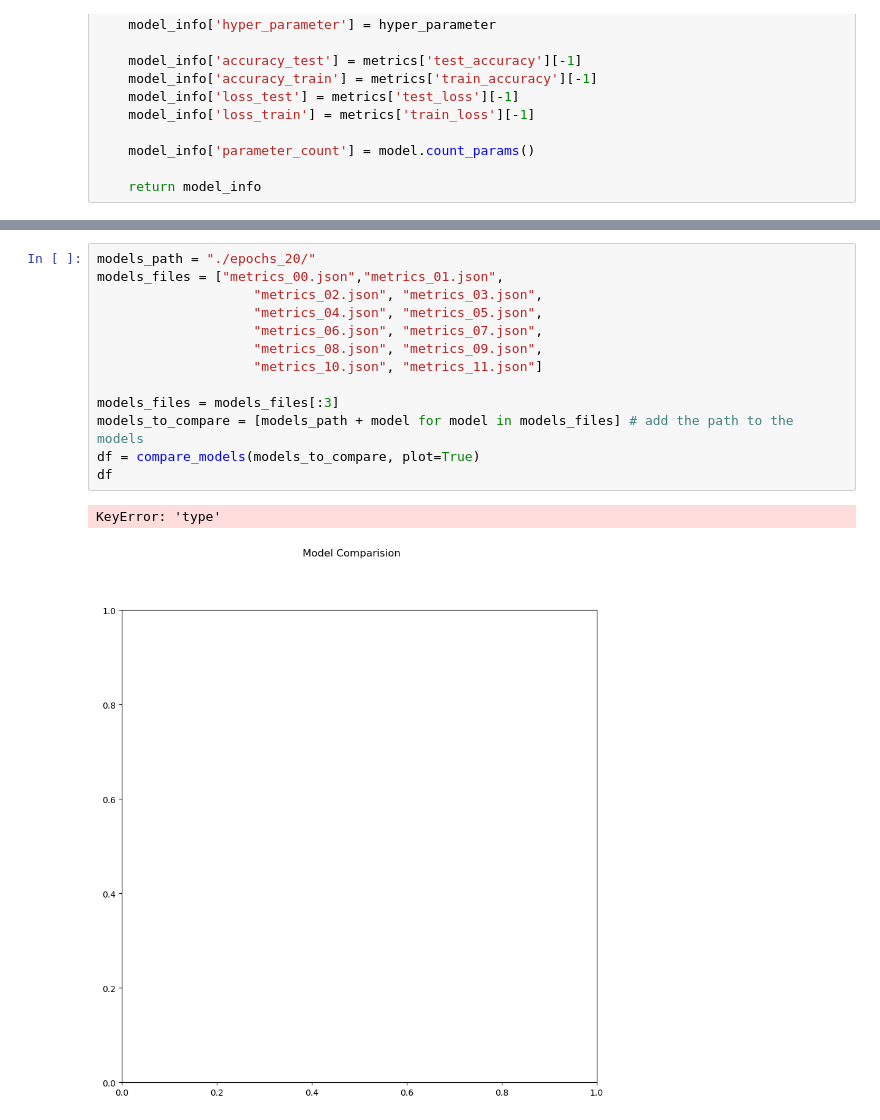
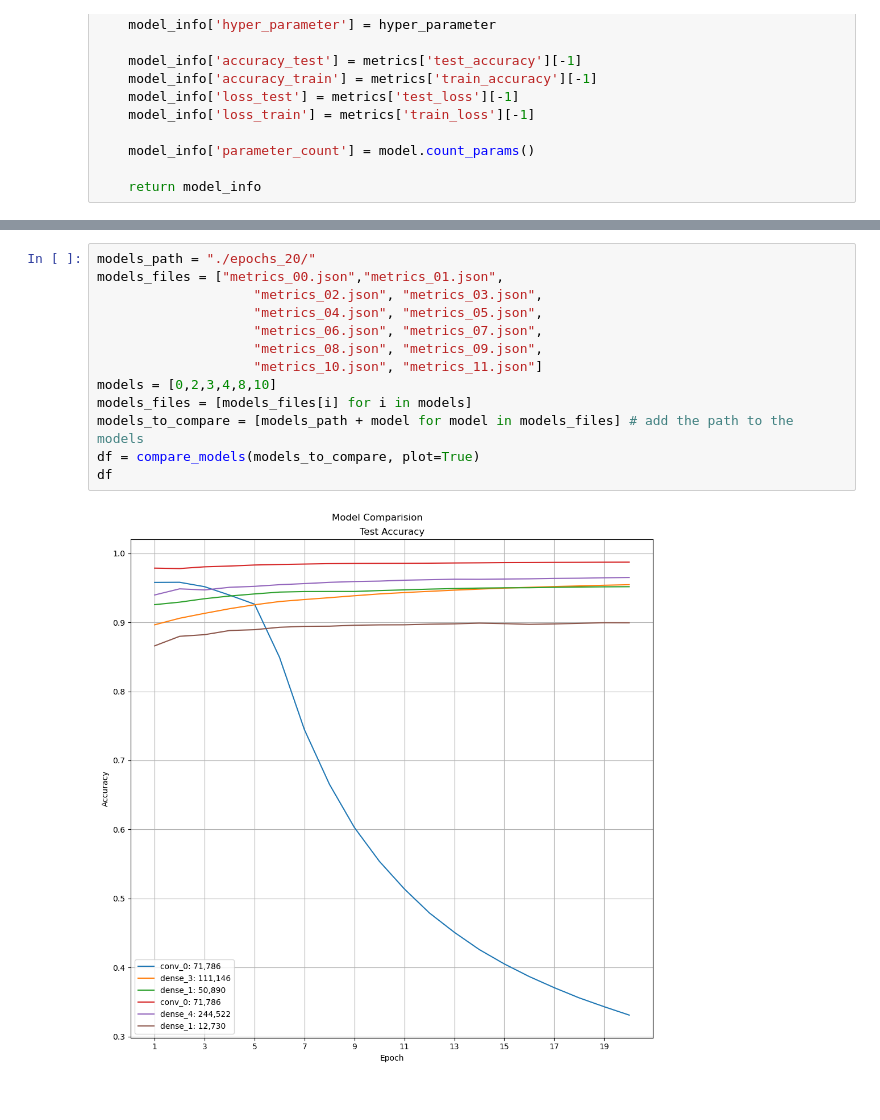
Before and after one commit to MoeMj1019/ANNs-with-TF, a Jupyter notebook: assignment_02/assignment-02.ipynb, the cells around one changed output, grey strips where cells are left out. Drawn from its saved outputs; the diff is of its cells as text.

```diff
--- a/assignment_02/assignment-02.ipynb
+++ b/assignment_02/assignment-02.ipynb
@@ -555,16 +548,15 @@ KeyboardInterrupt:
 # %%
 models_path = "./epochs_20/"
 models_files = ["metrics_00.json","metrics_01.json",
                     "metrics_02.json", "metrics_03.json",
                     "metrics_04.json", "metrics_05.json",
                     "metrics_06.json", "metrics_07.json",
                     "metrics_08.json", "metrics_09.json",
                     "metrics_10.json", "metrics_11.json"]
-
-models_files = models_files[:3]
+models = [0,2,3,4,8,10]
+models_files = [models_files[i] for i in models]
 models_to_compare = [models_path + model for model in models_files] # add the path to the models
 df = compare_models(models_to_compare, plot=True)
 df
 # %% [output]
-KeyError: 'type'
-[figure, old version]
+[figure, new version]
```
Also changed, not shown: parts of 7 cells of this notebook, 3 other files.
